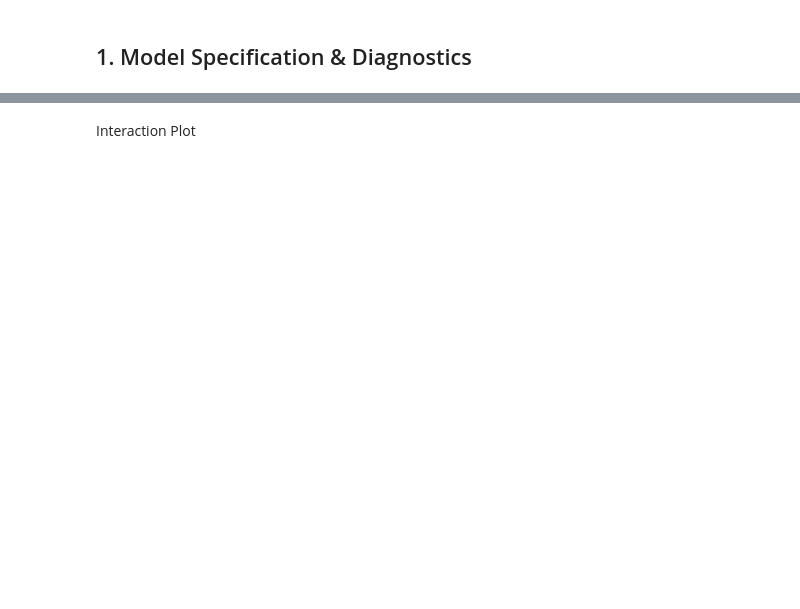
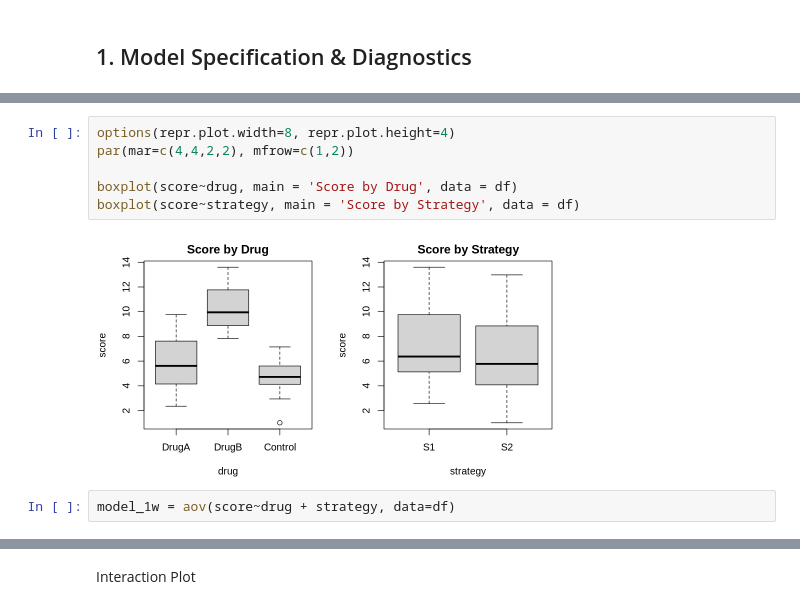
Before and after one commit to carn51/Assignment-1, a Jupyter notebook: A3/Assignment_3_ANOVA_Template.ipynb, the cells around one changed output, grey strips where cells are left out. Saved outputs shown, nothing was run; the diff lists cells and outputs as text; blank space fills up the shorter version.

```diff
--- a/A3/Assignment_3_ANOVA_Template.ipynb
+++ b/A3/Assignment_3_ANOVA_Template.ipynb
@@ -180,0 +116,10 @@ plot(model_1way)
+# %%
+options(repr.plot.width=8, repr.plot.height=4)
+par(mar=c(4,4,2,2), mfrow=c(1,2))
+
+boxplot(score~drug, main = 'Score by Drug', data = df)
+boxplot(score~strategy, main = 'Score by Strategy', data = df)
+# %% [output]
+[figure, added]
+# %%
+model_1w = aov(score~drug + strategy, data=df)
```
Also changed, not shown: parts of 38 cells of this notebook.
